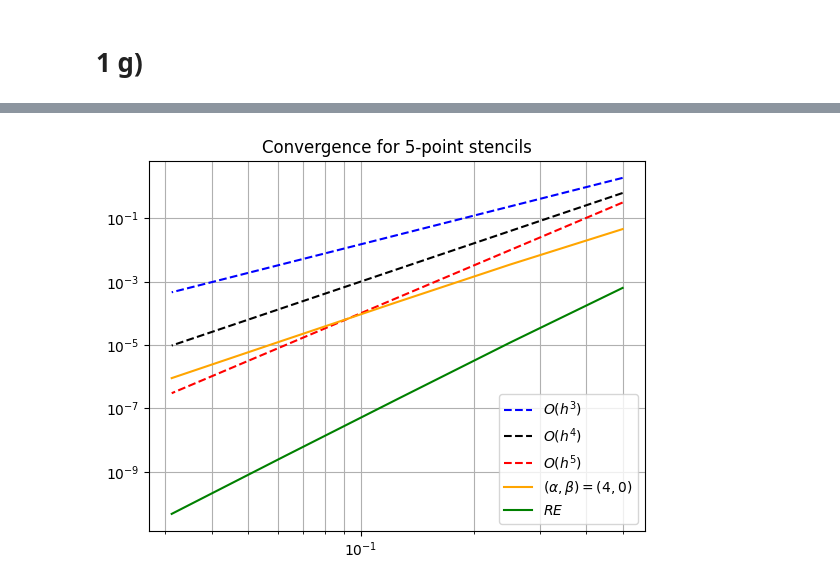
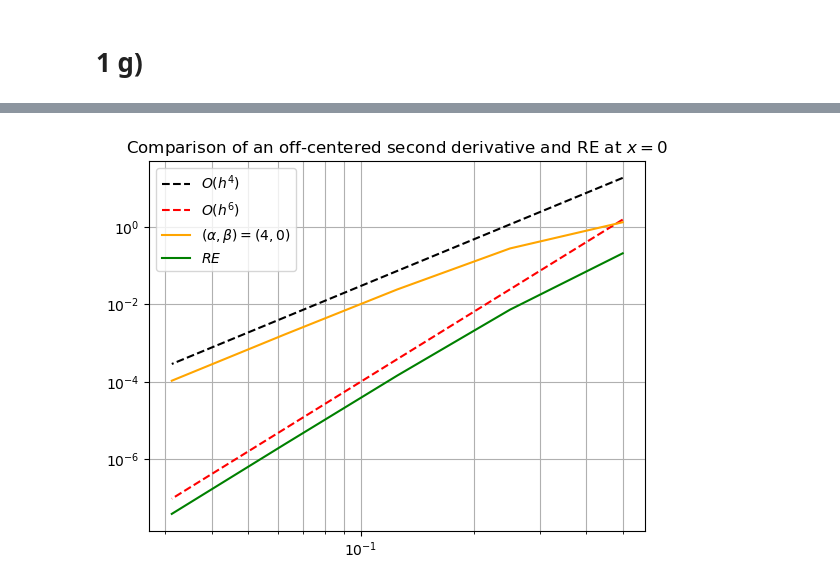
Before and after one commit to Maastrup/02687-SciFi-Computing, a Jupyter notebook: Assignment 1/uge1.ipynb, the cells around one changed output, grey strips where cells are left out. Saved outputs shown, nothing was run; the diff lists cells and outputs as text; code cells hidden in the pictures.

```diff
--- a/Assignment 1/uge1.ipynb
+++ b/Assignment 1/uge1.ipynb
@@ -167,7 +188,7 @@ def u_func(x):
 
 
 # d1 = -np.sin(x)*np.exp(np.cos(x))
-d1 = 0 # x = 0
+#d1 = 0 # x = 0
 d1 = -np.sin(1)*np.exp(np.cos(1))
 
 
@@ -189,8 +210,8 @@ for i in range(1,7):
     h = 1/2**(i)
     #err = abs(sec_der(xbar,h,u_func,np.array([-2,-1,0,1,2])) - d2)
     #err2 = abs(sec_der(xbar,h,u_func,np.array([-4,-3,-2,-1,0])) - d2)
-    err = abs(der_approx_uniform(1, xbar, h, u_func, np.array([-2,-1,0,1,2])) - d1)
-    err2 = abs(RichardsonExtrapolation(1, xbar, h, u_func, np.array([-2,-1,0,1,2]),4) - d1)
+    err = abs(der_approx_uniform(1, xbar, h, u_func, np.array([-1,0,1])) - d1)
+    err2 = abs(RichardsonExtrapolation(1, xbar, h, u_func, np.array([-1,0,1]),2) - d1)
 
 
     hs.append(h)
@@ -204,13 +225,15 @@ errs2 = np.array(errs2)
 #plt.rc('font', family='serif')
 
 
-plt.loglog(hs,15*hs**3,"b--", label=r"$O(h^3)$")
-plt.loglog(hs,10*hs**4, 'k--', label=r"$O(h^4)$")
-plt.loglog(hs,10*hs**5, 'r--', label=r"$O(h^5)$")
+plt.loglog(hs,15*hs**2,"--", label=r"$O(h^2)$")
+#plt.loglog(hs,15*hs**3,"b--", label=r"$O(h^3)$")
+plt.loglog(hs,1*hs**4, 'k--', label=r"$O(h^4)$")
+#plt.loglog(hs,1/25*hs**5, 'b--', label=r"$O(h^5)$")
+#plt.loglog(hs,1/3*hs**6, 'r--', label=r"$O(h^6)$")
 
-plt.loglog(hs,errs,color="orange", label=r"$(\alpha, \beta) = (2,2)$")
-plt.loglog(hs,errs2,color="g", label=r"$RE$")
-plt.title("Convergence for 5-point stencils")
+plt.loglog(hs,errs,color="orange", label=r"$(\alpha, \beta) = (1,1)$")
+plt.loglog(hs,errs2,color="g", label=r"RE")
+plt.title("Comparison of a central derivative and RE at $x=1$")
 plt.grid(True, which = 'both')
 plt.legend()
 plt.show()
@@ -227,4 +250,37 @@ array([ 5.9226528, -4.6101396])
 # %%
+def fdcoeffV_uniform(k: int, h: float, stencil: np.ndarray):
+    n = len(stencil)
+    A = np.ones((n,n))
+    for i in range(1,n):
+        A[i,:]= stencil**(i)/factorial(i)
+
+    b = np.zeros((n,))
+    b[k] = 1
+    c = np.linalg.solve(A,b)
+    return 1/h**k * c
+
+def der_approx_uniform(k: int, xbar: float, h, u_func, stencil):
+    coeff = fdcoeffV_uniform(k,h,stencil)
+    U = u_func(xbar+h*stencil)
+    #print(U)
+    der = np.dot(coeff,U)
+    return der
+
+def sec_der(xbar,h,u_func,stencil):
+    coeff = fdcoeffV_uniform(2,h,stencil)
+    U = u_func(xbar+h*stencil)
+    #print(U)
+    der = np.dot(coeff,U)
+    return der
+
+
+def RichardsonExtrapolation(k: int, xbar: float, h, u_func, stencil, p):
+    Dh = der_approx_uniform(k, xbar, h, u_func, stencil)
+    Dh2 = der_approx_uniform(k, xbar, h/2, u_func, stencil)
+
+    return (2**p*Dh2 - Dh)/(2**p-1)
+
+
 
 
 def u_func(x):
@@ -232,50 +288,50 @@ def u_func(x):
 
 
 
+
 #d2 = -np.cos(x)*np.exp(np.cos(x))+(np.sin(x))**2*np.exp(np.cos(x))
 d2 = -np.exp(1) # x = 0
-
-
 
 
 hs = []
 errs = []
 xbar=0
 
 
 errs2 = []
 
 for i in range(1,6):
 
     h = 1/2**(i)
-    err = abs(sec_der(xbar,h,u_func,np.array([-2,-1,0,1,2])) - d2)
+    #err = abs(sec_der(xbar,h,u_func,np.array([-2,-1,0,1,2])) - d2)
     #err = abs(sec_der(xbar,h,u_func,np.array([-4,-3,-2,-1,0])) - d2)
-    #err = abs(der_approx_uniform(1, xbar, h, u_func, np.array([-2,-1,0,1,2])) - d1)
-    err2 = abs(RichardsonExtrapolation(2, xbar, h, u_func, np.array([-2,-1,0,1,2]),4) - d2)
-    #err2 = abs(RichardsonExtrapolation(2, xbar, h, u_func, np.array([-4,-3,-2,-1,0]),4) - d2)
-
+    #err = abs(der_approx_uniform(2, xbar, h, u_func, np.array([-2,-1,0,1,2])) - d2)
+    err = abs(der_approx_uniform(2, xbar, h, u_func, np.array([-4,-3,-2,-1,0])) - d2)
+    #err = abs(sec_der(xbar,h,u_func,np.array([-4,-3,-2,-1,0])) - d2)
+    err2 = abs(RichardsonExtrapolation(2, xbar, h, u_func, np.array([-4,-3,-2,-1,0]),4)-d2)
+    #err2 = abs(RichardsonExtrapolation(2, xbar, h, u_func, np.array([-2,-1,0,1,2]),4) - d2)
 
     hs.append(h)
     errs.append(err)
     errs2.append(err2)
 
 hs = np.array(hs)
 errs = np.array(errs)
 errs2 = np.array(errs2)
 #plt.rc('text', usetex=True)
 #plt.rc('font', family='serif')
 
 
-plt.loglog(hs,15*hs**3,"b--", label=r"$O(h^3)$")
-plt.loglog(hs,10*hs**4, 'k--', label=r"$O(h^4)$")
-plt.loglog(hs,10*hs**5, 'r--', label=r"$O(h^5)$")
+#plt.loglog(hs,15*hs**3,"b--", label=r"$O(h^3)$")
+plt.loglog(hs,300*hs**4, 'k--', label=r"$O(h^4)$")
+plt.loglog(hs,100*hs**6, 'r--', label=r"$O(h^6)$")
 
 plt.loglog(hs,errs,color="orange", label=r"$(\alpha, \beta) = (4,0)$")
 plt.loglog(hs,errs2,color="g", label=r"$RE$")
-plt.title("Convergence for 5-point stencils")
+plt.title("Comparison of an off-centered second derivative and RE at $x=0$")
 plt.grid(True, which = 'both')
 plt.legend()
 plt.show()
 # %% [output]
-[figure, old version]
+[figure, new version]
 # %%
```
Also changed, not shown: parts of 14 cells of this notebook, 1 other file.
